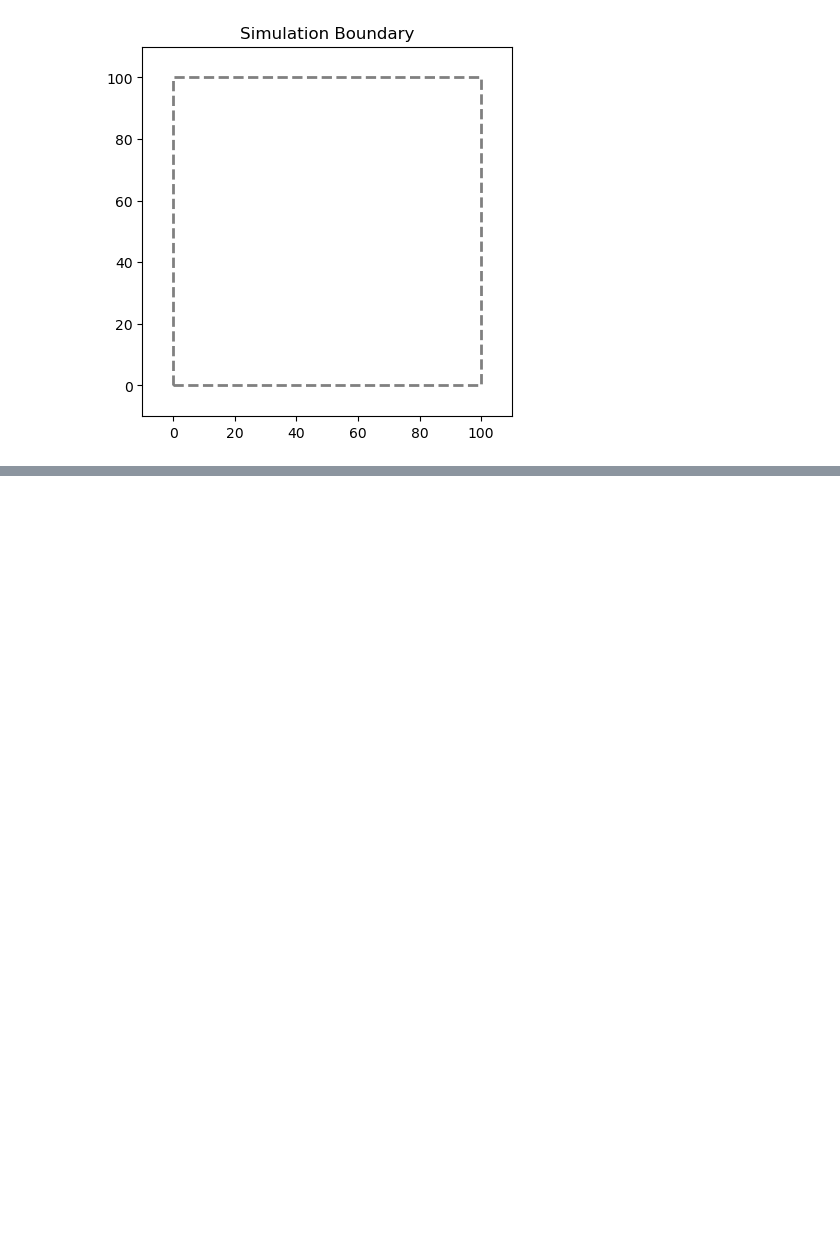
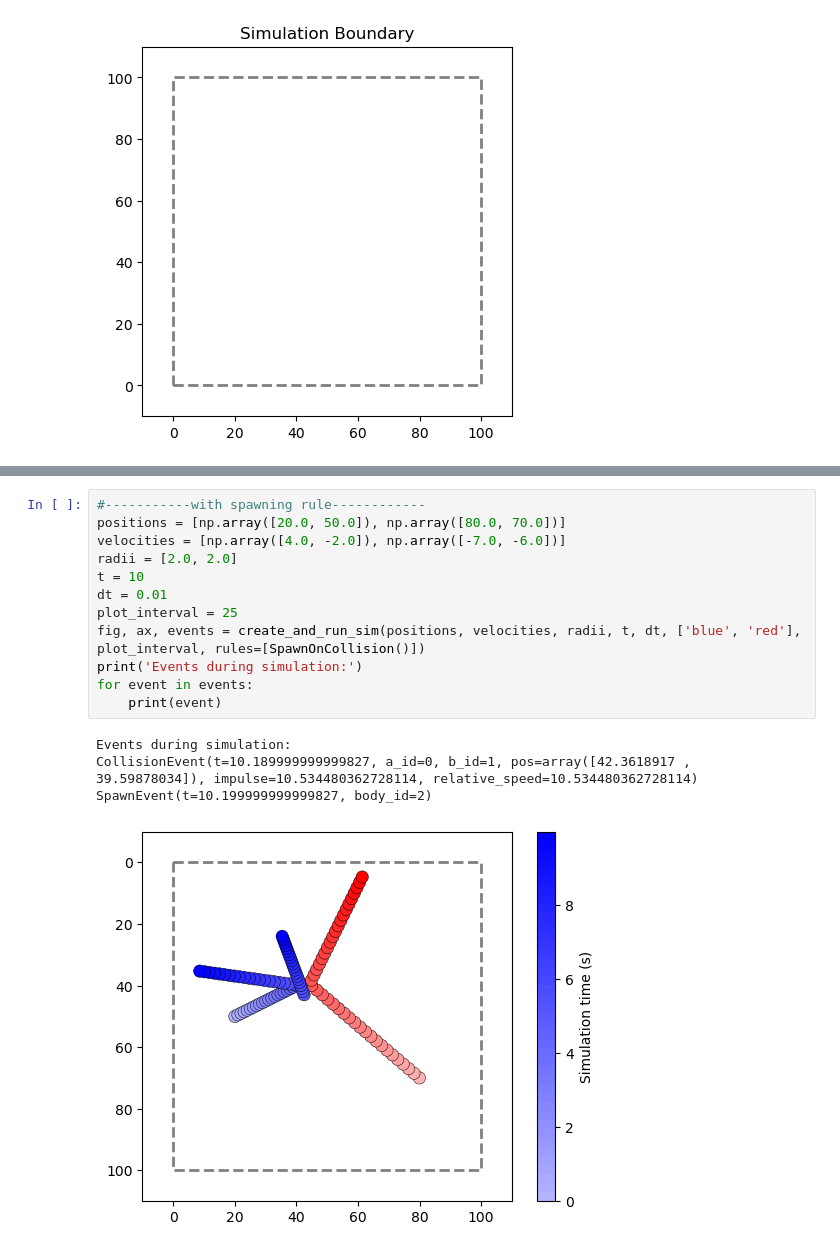
Before and after one commit to mweik23/satisfying_sims, a Jupyter notebook: notebooks/sim_engine_explo.ipynb, the cells around one changed output, grey strips where cells are left out. Cells and saved outputs as stored; diff of their text form; blank space fills up the shorter version.

```diff
--- a/notebooks/sim_engine_explo.ipynb
+++ b/notebooks/sim_engine_explo.ipynb
@@ -154,0 +173,17 @@ fig, ax = create_and_run_sim(positions, velocities, radii, base_colors, t, dt, p
+# %%
+#-----------with spawning rule------------
+positions = [np.array([20.0, 50.0]), np.array([80.0, 70.0])]
+velocities = [np.array([4.0, -2.0]), np.array([-7.0, -6.0])]
+radii = [2.0, 2.0]
+t = 10
+dt = 0.01
+plot_interval = 25
+fig, ax, events = create_and_run_sim(positions, velocities, radii, t, dt, ['blue', 'red'], plot_interval, rules=[SpawnOnCollision()])
+print('Events during simulation:')
+for event in events:
+    print(event)
+# %% [output]
+Events during simulation:
+CollisionEvent(t=10.189999999999827, a_id=0, b_id=1, pos=array([42.3618917 , 39.59878034]), impulse=10.534480362728114, relative_speed=10.534480362728114)
+SpawnEvent(t=10.199999999999827, body_id=2)
+[figure, added]
```
Also changed, not shown: parts of 8 cells of this notebook, 11 other files.
